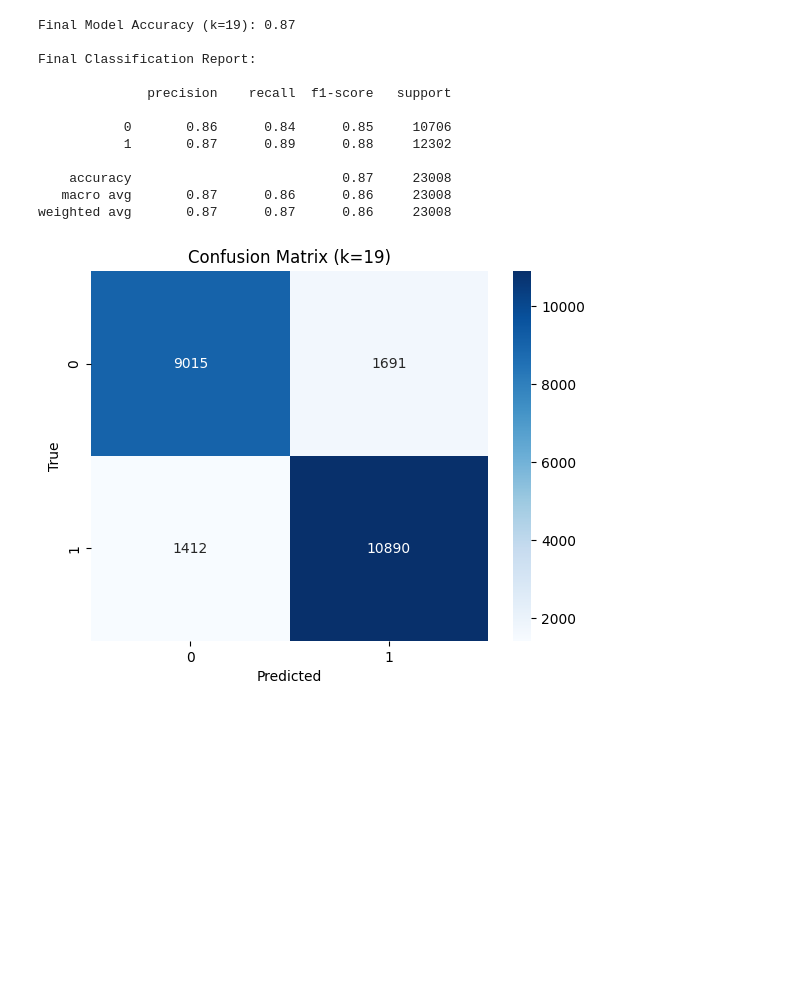
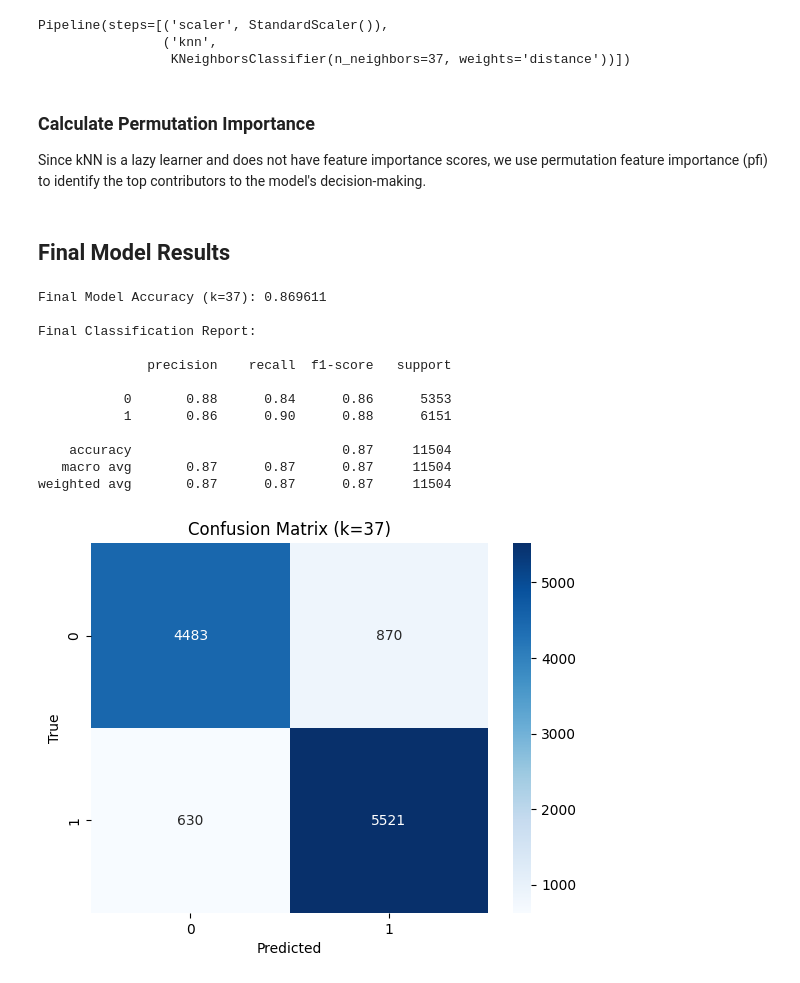
Before and after one commit to Solenad/tetrio-win-prediction, a Jupyter notebook: notebooks/03-kNN.ipynb, the cells around one changed output. Drawn from its saved outputs; the diff is of its cells as text; code cells hidden in the pictures; blank space fills up the shorter version.

Commit message:
docs: complete documentations and result discussions for kNN

```diff
--- a/notebooks/03-kNN.ipynb
+++ b/notebooks/03-kNN.ipynb
@@ -110,34 +250,14 @@ Best k: 19 with Cross-Validation Accuracy: 0.87
 # %%
-# Retraining Model with Best k
-final_model = KNeighborsClassifier(n_neighbors=best_k)
-final_model.fit(X_train, y_train)
-
-# Final Model Evaluation
-final_y_pred = final_model.predict(X_test)
-final_accuracy = accuracy_score(y_test, final_y_pred)
-
-print(f"Final Model Accuracy (k={best_k}): {final_accuracy:.2f}")
-print("\nFinal Classification Report:\n")
-print(classification_report(y_test, final_y_pred))
-
-# Confusion Matrix for Final Model
-final_conf_matrix = confusion_matrix(y_test, final_y_pred)
-sns.heatmap(final_conf_matrix, annot=True, cmap="Blues", fmt="d")
-plt.title(f"Confusion Matrix (k={best_k})")
-plt.xlabel("Predicted")
-plt.ylabel("True")
-plt.show()
+# Model retraining using best k
+pipeline.set_params(knn__n_neighbors=best_k, knn__weights='distance')
+pipeline.fit(X_train, y_train)
 # %% [output]
-Final Model Accuracy (k=19): 0.87
-
-Final Classification Report:
-
-              precision    recall  f1-score   support
-
-           0       0.86      0.84      0.85     10706
-           1       0.87      0.89      0.88     12302
-
-    accuracy                           0.87     23008
-   macro avg       0.87      0.86      0.86     23008
-weighted avg       0.87      0.87      0.86     23008
+Pipeline(steps=[('scaler', StandardScaler()),
+                ('knn',
+                 KNeighborsClassifier(n_neighbors=37, weights='distance'))])
-[figure, removed]
+# %% [markdown]
+### Calculate Permutation Importance
+
+Since kNN is a lazy learner and does not have feature importance scores, we use
+permutation feature importance (pfi) to identify the top contributors to the model's
+decision-making.
@@ -143,0 +277,32 @@ weighted avg       0.87      0.87      0.86     23008
+# %% [markdown]
+## Final Model Results
+# %%
+# Final model evaluation
+final_y_pred = pipeline.predict(X_test)
+final_accuracy = accuracy_score(y_test, final_y_pred)
+
+print(f"Final Model Accuracy (k={best_k}): {final_accuracy:.6f}")
+print("\nFinal Classification Report:\n")
+print(classification_report(y_test, final_y_pred))
+
+# Confusion matrix for final model
+final_conf_matrix = confusion_matrix(y_test, final_y_pred)
+sns.heatmap(final_conf_matrix, annot=True, cmap="Blues", fmt="d")
+plt.title(f"Confusion Matrix (k={best_k})")
+plt.xlabel("Predicted")
+plt.ylabel("True")
+plt.show()
+# %% [output]
+Final Model Accuracy (k=37): 0.869611
+
+Final Classification Report:
+
+              precision    recall  f1-score   support
+
+           0       0.88      0.84      0.86      5353
+           1       0.86      0.90      0.88      6151
+
+    accuracy                           0.87     11504
+   macro avg       0.87      0.87      0.87     11504
+weighted avg       0.87      0.87      0.87     11504
+[figure, added]
```
Also changed, not shown: parts of 36 cells of this notebook, 1 other file.
